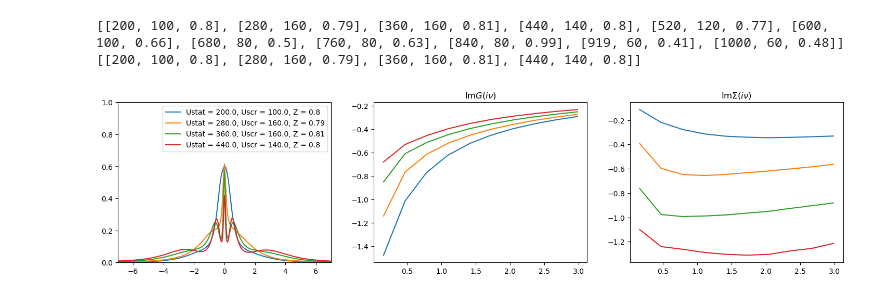
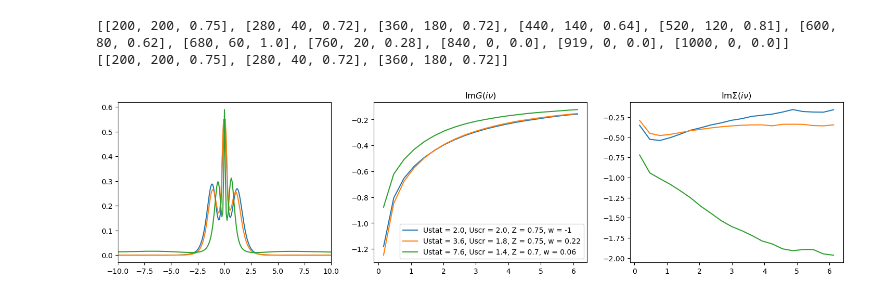
Before and after one commit to DanielSpringer/DynamicalU_Susceptibility, a Jupyter notebook: PhaseSpace/Heatmap_Plots.ipynb, the cells around one changed output. Cells and saved outputs as stored; diff of their text form; code cells hidden in the pictures.

```diff
--- a/PhaseSpace/Heatmap_Plots.ipynb
+++ b/PhaseSpace/Heatmap_Plots.ipynb
@@ -177,7 +178,8 @@ for freq in frequencies:
 # print(U_sc)
 # %%
 isozete = []
-isoaim = 0.8
+isoaim = 0.72
+tol = 0.04
 k = 0
 for u in U_st:
     m = 100
@@ -195,25 +197,25 @@ print(isozete)
 # Refine
 isozete_ref = []
 for z in isozete:
-    if abs(isoaim - z[2])<0.015:
+    if abs(isoaim - z[2])<tol:
         isozete_ref.append(z)
 
 
 print(isozete_ref)
+# isozete_ref = [[200, 200, 0.75], [360, 180, 0.75], [760, 140, 0.7]]
+# print(isozete_ref)
 # %% [output]
-[[200, 100, 0.8], [280, 160, 0.79], [360, 160, 0.81], [440, 140, 0.8], [520, 120, 0.77], [600, 100, 0.66], [680, 80, 0.5], [760, 80, 0.63], [840, 80, 0.99], [919, 60, 0.41], [1000, 60, 0.48]]
-[[200, 100, 0.8], [280, 160, 0.79], [360, 160, 0.81], [440, 140, 0.8]]
+[[200, 200, 0.75], [280, 40, 0.72], [360, 180, 0.72], [440, 140, 0.64], [520, 120, 0.81], [600, 80, 0.62], [680, 60, 1.0], [760, 20, 0.28], [840, 0, 0.0], [919, 0, 0.0], [1000, 0, 0.0]]
+[[200, 200, 0.75], [280, 40, 0.72], [360, 180, 0.72]]
 # %%
 %%capture
 import ana_cont.continuation as cont
 
-freq = "w0_2"
-
 beta = 20.
 v_max = 100
 wn = np.pi/beta * (2.*np.arange(v_max) + 1.)
-w = np.linspace(-10., 10., num=501, endpoint=True)
-iv = data[freq][str(200)][str(200)]["iv"][1000:1000+v_max]
+w = np.linspace(-20., 20., num=501, endpoint=True)
+iv = data[freq][str(U_st[0])][str(U_sc[0])]["iv"][1000:1000+v_max]
 
 noise_amplitude = 1e-3
 spectra = []
@@ -241,24 +243,31 @@ spectra = np.array(spectra)
 # %%
 sivs = np.array(sivs)
 givs = np.array(givs)
 isozete_ref = np.array(isozete_ref)
 spectra = np.array(spectra)
-v_max = 10
-w_max = 7
+v_max = 20
+w_max = 10
+l = int(frequencies[0][4:])
 
 fig, ax = plt.subplots(ncols=3, nrows=1, figsize=(18,4))
 for n,s in enumerate(spectra):
-    ax[0].plot(w, s, label=f"Ustat = {isozete_ref[n,0]}, Uscr = {isozete_ref[n,1]}, Z = {isozete_ref[n,2]}")
-    ax[0].legend()
+    ax[0].plot(w, s)
     ax[0].set_xlim([-w_max,w_max])
-    ax[0].set_ylim([0, 1])
+    # title = freq[:2] + "=" + freq[3:]
+    # ax[0].set_title(title)
+    # ax[0].set_ylim([0, 1])
 
-    ax[1].plot(iv[:v_max], givs[n,:v_max].imag)
+    if (isozete_ref[n,0] - isozete_ref[n,1]) > 0:
+        w0 = round(2 * l / (isozete_ref[n,0] - isozete_ref[n,1]), 2)
+    else:
+        w0 = -1
+    ax[1].plot(iv[:v_max], givs[n,:v_max].imag, label=f"Ustat = {int(isozete_ref[n,0])/100}, Uscr = {int(isozete_ref[n,1])/100}, Z = {isozete_ref[n,2]}, w = {w0}")
     ax[1].set_title("Im$G(i\\nu)$")
+    ax[1].legend()
     ax[2].plot(iv[:v_max], sivs[n,:v_max].imag)
     ax[2].set_title("Im$\Sigma(i\\nu)$")
 # %% [output]
-[figure, old version]
+[figure, new version]
 # %%
 fig = make_subplots(
     rows=1, cols=4,
```
Also changed, not shown: parts of 1 cell of this notebook.
